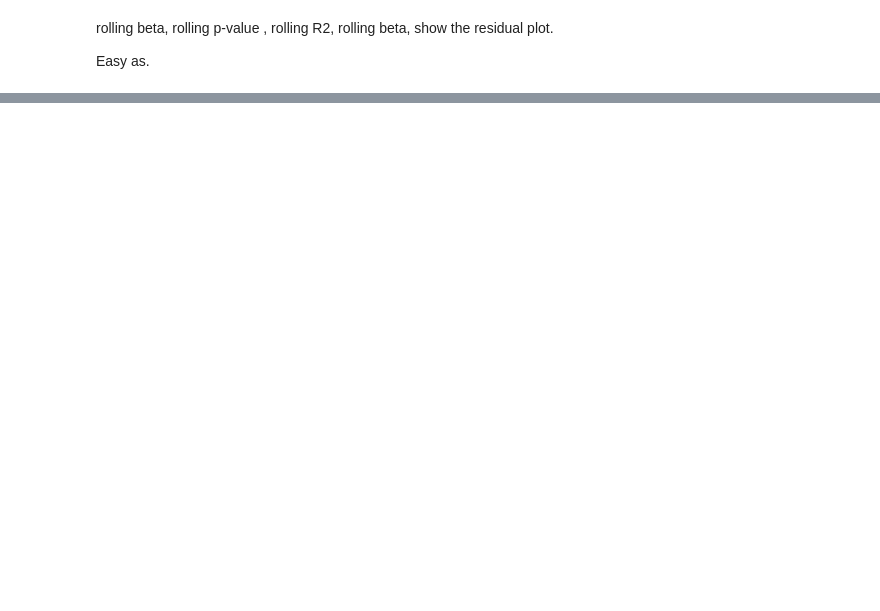
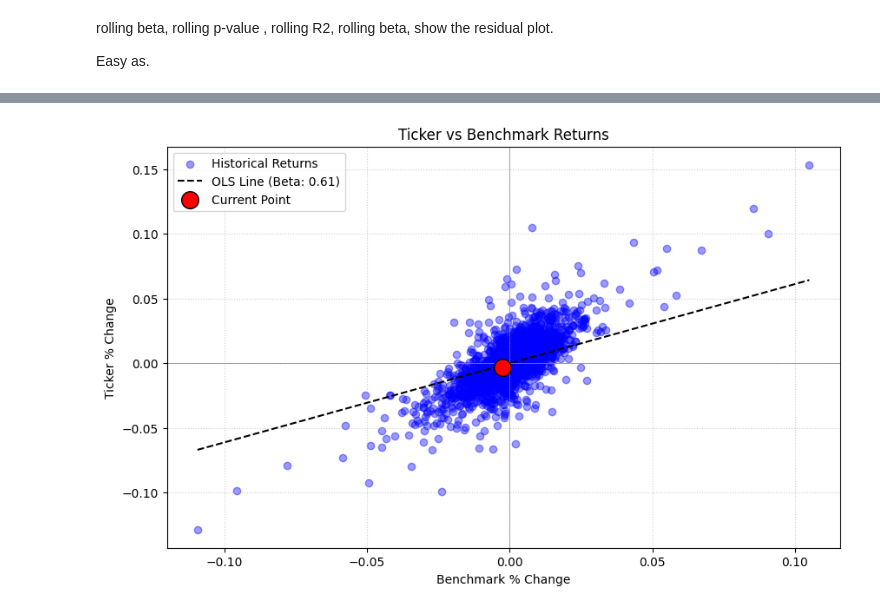
Before and after one commit to SJEGoh/Regression-Analysis, a Jupyter notebook: src/report.ipynb, the cells around one changed output, grey strips where cells are left out. Drawn from its saved outputs; the diff is of its cells as text; code cells hidden in the pictures; blank space fills up the shorter version.

```diff
--- a/src/report.ipynb
+++ b/src/report.ipynb
@@ -86,0 +91,4 @@ plt.show()
+# %%
+plot_regression_analysis(plot_data)
+# %% [output]
+[figure, added]
```
Also changed, not shown: parts of 14 cells of this notebook, 3 other files.
